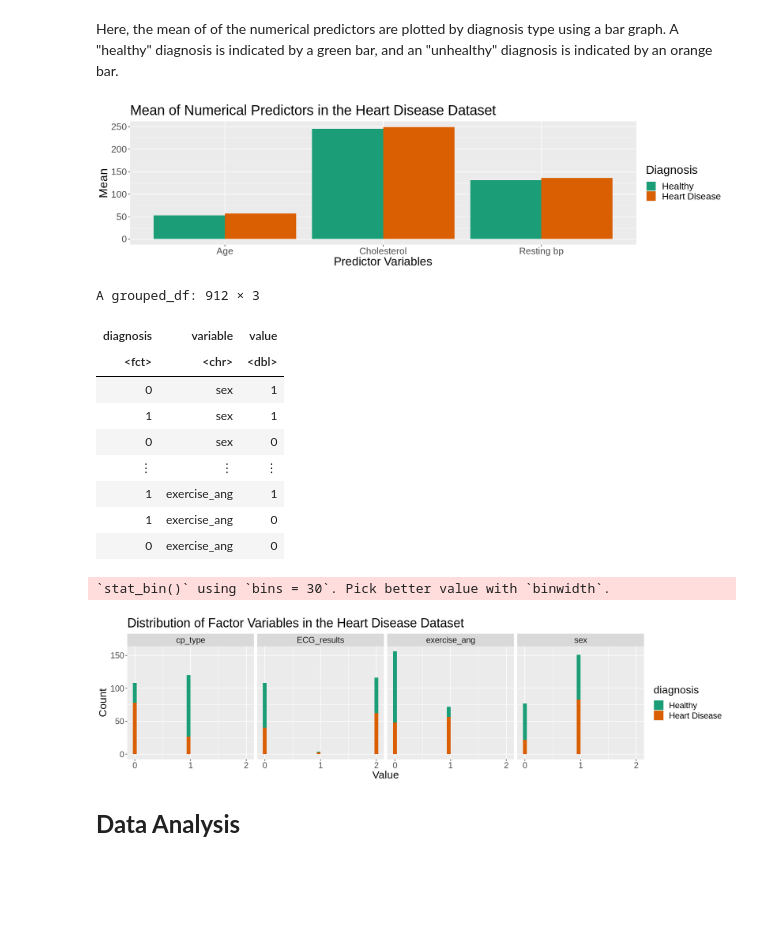
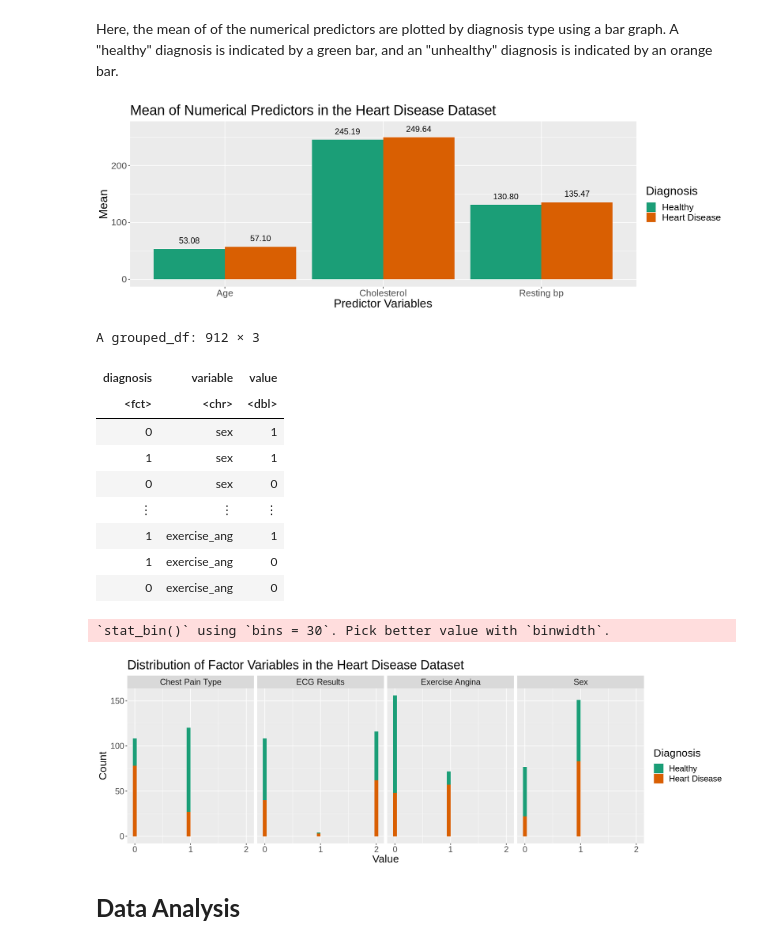
Before and after one commit to HannahDKM/Final_Project, a Jupyter notebook: Final_Project.ipynb, the cells around one changed output. Cells and saved outputs as stored; diff of their text form; code cells hidden in the pictures; blank space fills up the shorter version.

```diff
--- a/Final_Project.ipynb
+++ b/Final_Project.ipynb
@@ -208,18 +207,24 @@ A grouped_df: 6 × 3
 Here, the mean of of the numerical predictors are plotted by diagnosis type using a bar graph. A "healthy" diagnosis is indicated by a green bar, and an "unhealthy" diagnosis is indicated by an orange bar.
 # %%
 #plotting means of numerical predictors by diagnosis category
+options(repr.plot.width = 15, repr.plot.height = 5)
+
 predictor_numerical_plot <- numerical_predictors %>%
     ggplot(aes(x = variable, y=mean, fill= factor(diagnosis,labels = c("Healthy", "Heart Disease")))) +
     geom_bar(alpha = 1, stat ="identity", position = "dodge") +
+    annotate("text", label = "53.08", x = 0.775, y = 68.08, size = 5) +
+    annotate("text", label = "57.10", x = 1.225, y = 72.10, size = 5) +
+    annotate("text", label = "245.19", x = 1.775, y = 260.19, size = 5) +
+    annotate("text", label = "249.64", x = 2.225, y = 264.63, size = 5) +
+    annotate("text", label = "130.80", x = 2.775, y = 145.80, size = 5) +
+    annotate("text", label = "135.47", x = 3.225, y = 150.47, size = 5) +
     scale_x_discrete(labels = c("Age", "Cholesterol", "Resting bp")) +
     labs(x = "Predictor Variables", y = "Mean", fill = "Diagnosis", title = "Mean of Numerical Predictors in the Heart Disease Dataset") +
     scale_fill_brewer(palette = "Dark2") +
     theme(text = element_text(size=20))
 predictor_numerical_plot
-
-#add numbers on top of bars
 # %% [output]
-[figure, old version]
+[figure, new version]
 # %%
 #selecting for factor variables and gathering values of each variable
 factor_predictors<- cleveland_train %>%
@@ -230,18 +235,21 @@ factor_predictors<- cleveland_train %>%
 factor_predictors
 
 # Create a plot of the distributions of the factor predictors.
+facet_titles <- c(`cp_type` = "Chest Pain Type",
+                  `ECG_results` = "ECG Results",
+                  `exercise_ang` = "Exercise Angina",
+                  `sex` = "Sex")
+
 predictor_factor_plot <- ggplot(factor_predictors, aes(value, fill = factor(diagnosis, labels = c("Healthy", "Heart Disease")))) +
       geom_histogram() +
-      facet_wrap(~c(variable), nrow = 1) +
+      facet_wrap(~c(variable), nrow = 1, labeller = as_labeller(facet_titles)) +
       ggtitle("Distribution of Factor Variables in the Heart Disease Dataset") +
-      labs(x = "Value", y = "Count", fill ="diagnosis") +
+      labs(x = "Value", y = "Count", fill ="Diagnosis") +
       scale_fill_brewer(palette = "Dark2") +
       scale_x_continuous(breaks = seq(0, 2, by = 1)) +
       theme(text = element_text(size=18))
 predictor_factor_plot
 
-#re-label title of each graph
-#label x-axis
 #scale x-axis 0-1 after changing ECG
 # %% [output]
 A grouped_df: 912 × 3
@@ -255,7 +263,7 @@ A grouped_df: 912 × 3
 | 1 | exercise_ang | 0 |
 | 0 | exercise_ang | 0 |
 `stat_bin()` using `bins = 30`. Pick better value with `binwidth`.
-[figure, old version]
+[figure, new version]
 # %% [markdown]
 **<p style = "font-size:18pt; font-style:bold"> Data Analysis </p>**
 # %% [markdown]
```
Also changed, not shown: parts of 6 cells of this notebook.
